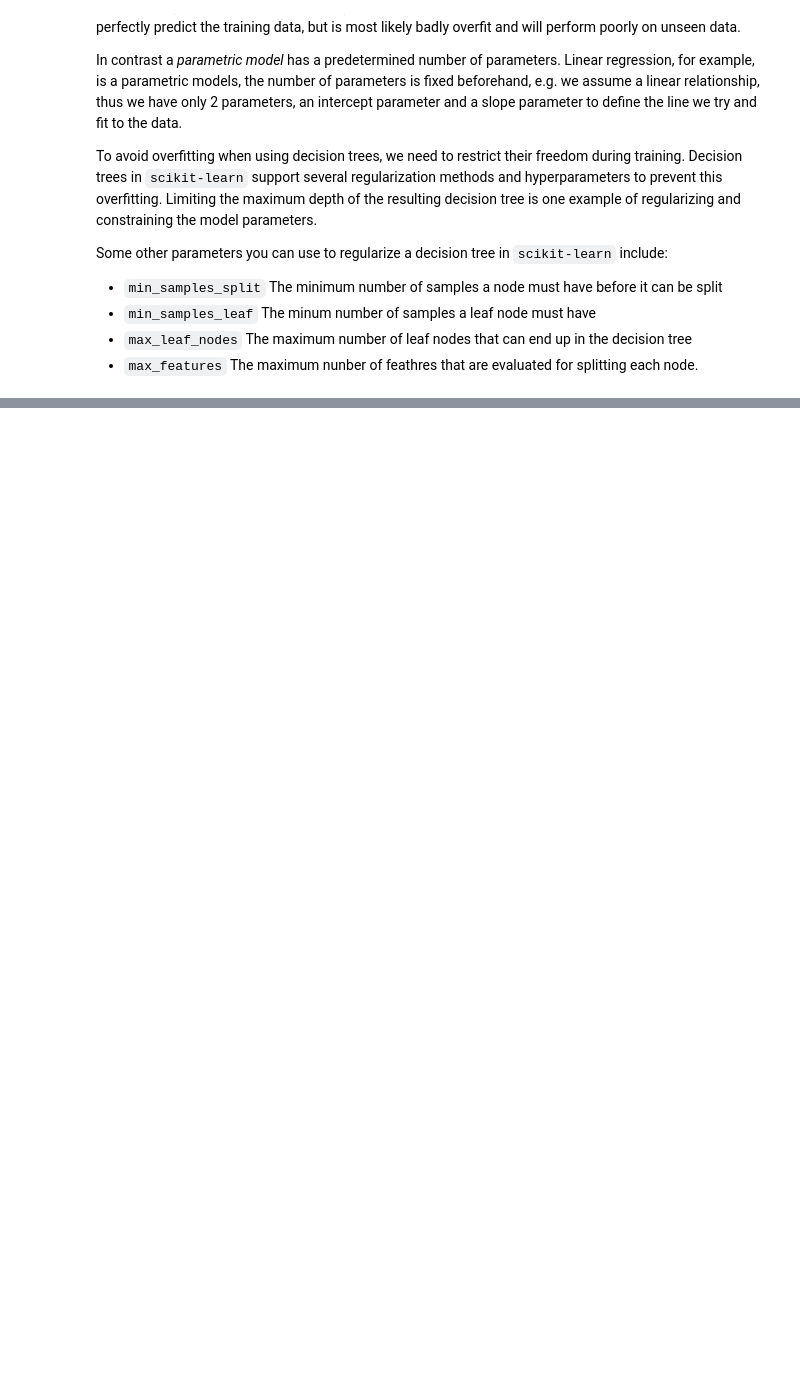
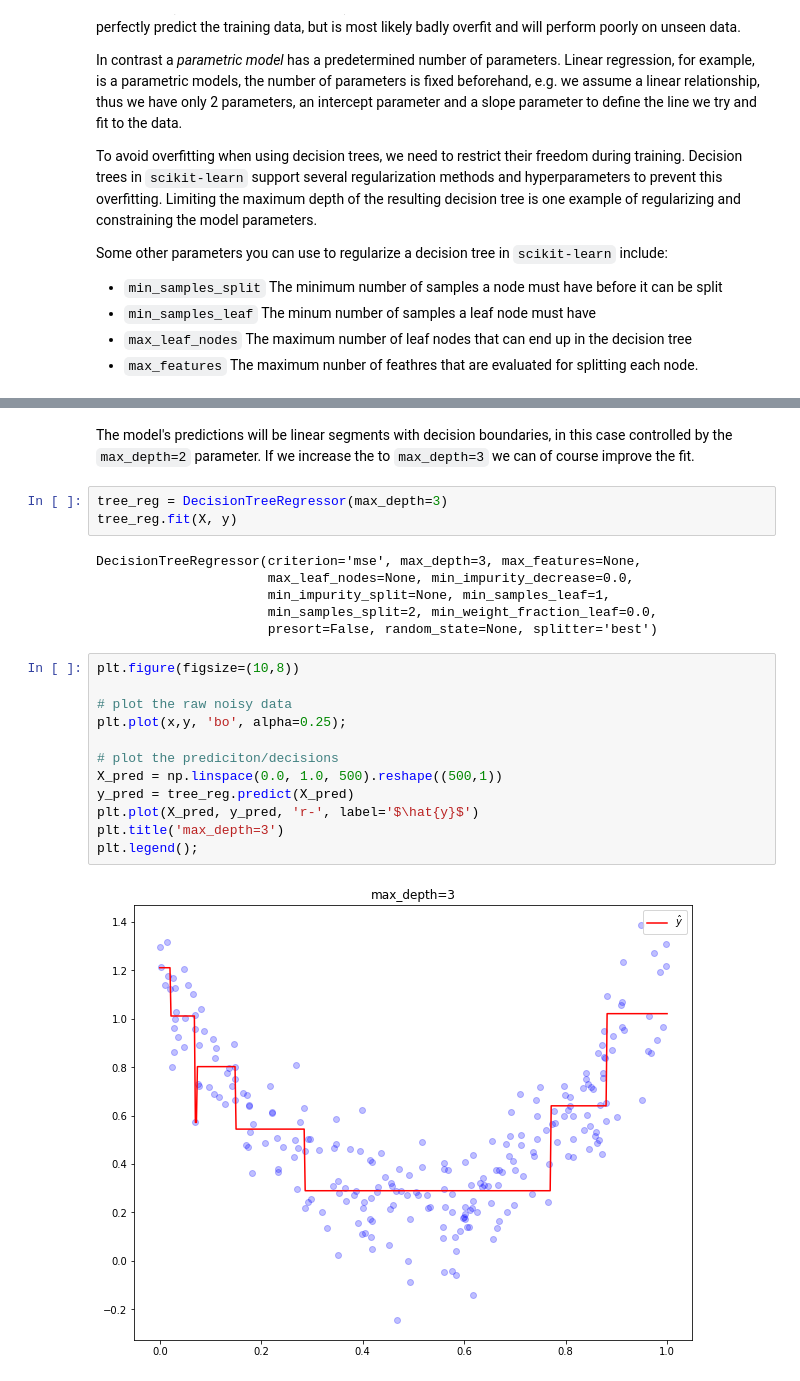
Before and after one commit to tgrasty/CSCI574-Machine-Learning, a Jupyter notebook: lectures/Lecture-09-Decision-Trees.ipynb, the cells around one changed output, grey strips where cells are left out. Saved outputs shown, nothing was run; the diff lists cells and outputs as text; blank space fills up the shorter version.

```diff
--- a/lectures/Lecture-09-Decision-Trees.ipynb
+++ b/lectures/Lecture-09-Decision-Trees.ipynb
@@ -361,0 +430,26 @@ For example, we can train a decision tree on a noisy quadratic data set.
+# %% [markdown]
+The model's predictions will be linear segments with decision boundaries, in this case controlled by the
+`max_depth=2` parameter.  If we increase the to `max_depth=3` we can of course improve the fit.
+# %%
+tree_reg = DecisionTreeRegressor(max_depth=3)
+tree_reg.fit(X, y)
+# %% [output]
+DecisionTreeRegressor(criterion='mse', max_depth=3, max_features=None,
+                      max_leaf_nodes=None, min_impurity_decrease=0.0,
+                      min_impurity_split=None, min_samples_leaf=1,
+                      min_samples_split=2, min_weight_fraction_leaf=0.0,
+                      presort=False, random_state=None, splitter='best')
+# %%
+plt.figure(figsize=(10,8))
+
+# plot the raw noisy data
+plt.plot(x,y, 'bo', alpha=0.25);
+
+# plot the prediciton/decisions
+X_pred = np.linspace(0.0, 1.0, 500).reshape((500,1))
+y_pred = tree_reg.predict(X_pred)
+plt.plot(X_pred, y_pred, 'r-', label='$\hat{y}$')
+plt.title('max_depth=3')
+plt.legend();
+# %% [output]
+[figure, added]
```
Also changed, not shown: parts of 15 cells of this notebook, 1 other file.
